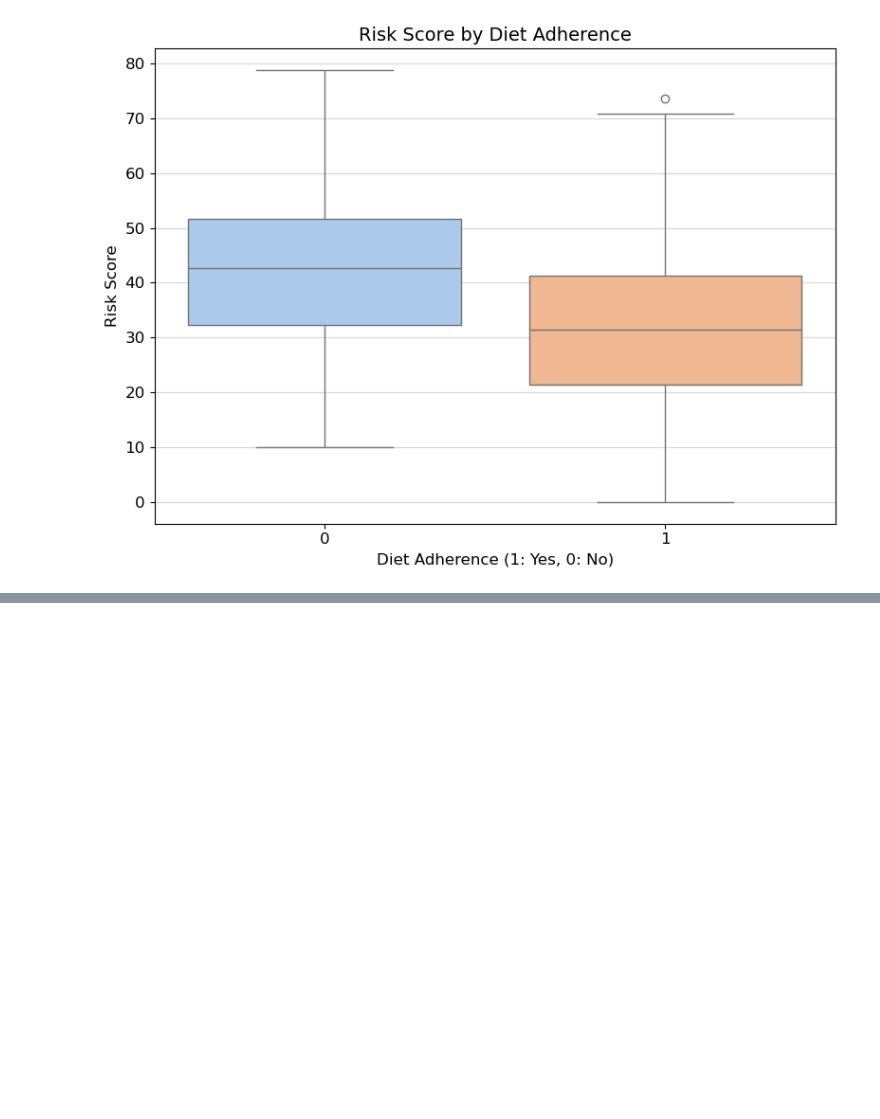
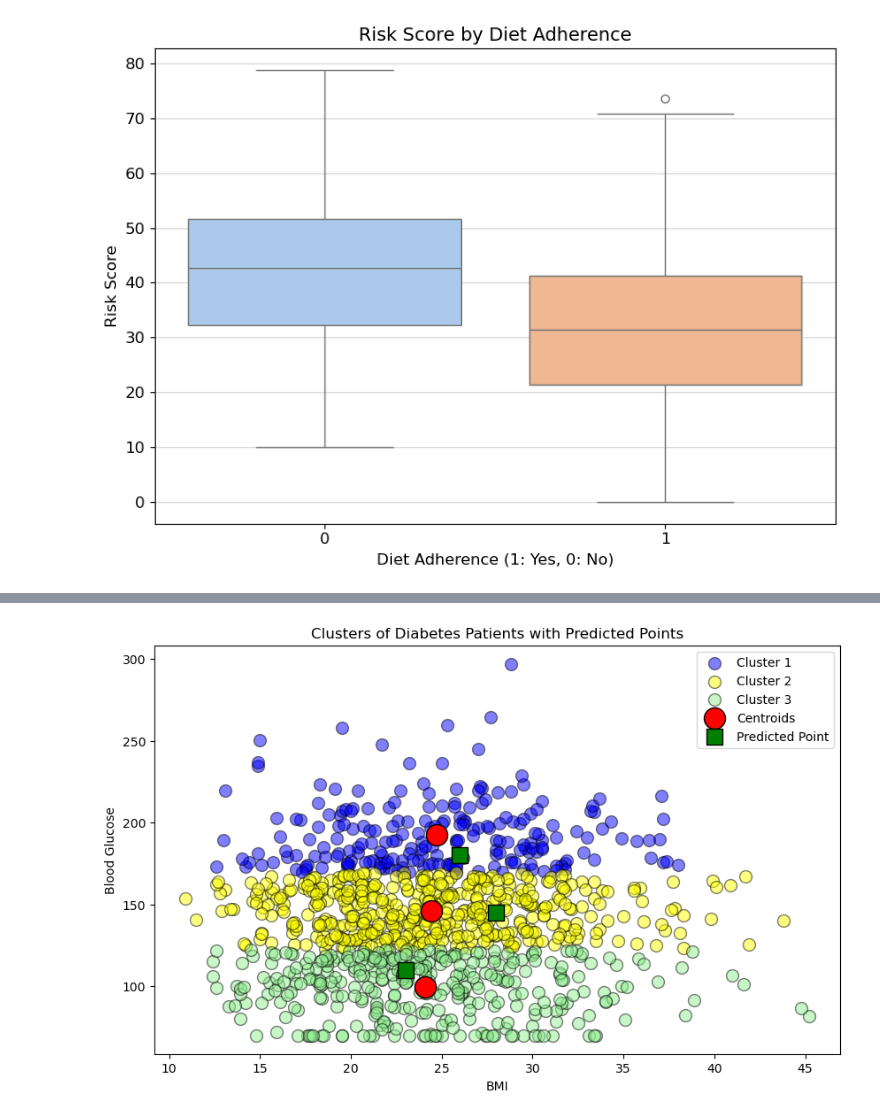
Before and after one commit to bhuvansai93/23098103-Clustering-and-Fitting, a Jupyter notebook: 23098103-Clustering_and_Fitting.ipynb, the cells around one changed output, grey strips where cells are left out. Saved outputs shown, nothing was run; the diff lists cells and outputs as text; code cells hidden in the pictures; blank space fills up the shorter version.

```diff
--- a/23098103-Clustering_and_Fitting.ipynb
+++ b/23098103-Clustering_and_Fitting.ipynb
@@ -466 +257,72 @@ def perform_fitting(data, x_feature, y_feature, prediction_points=None, confiden
+# %%
+def perform_kmeans_clustering(data, n_clusters=3):
+    """
+    Perform KMeans clustering and return the fitted model and cluster predictions.
+
+    Parameters:
+    - data: DataFrame containing the features for clustering (must be numeric).
+    - n_clusters: Number of clusters for the KMeans model (default: 3).
+
+    Returns:
+    - kmeans: Fitted KMeans model.
+    - y_kmeans: Predicted cluster labels for each data point.
+    """
+    # Fit the KMeans model and predict clusters
+    kmeans = KMeans(n_clusters=n_clusters, init='k-means++', random_state=42)
+    y_kmeans = kmeans.fit_predict(data)
+    return kmeans, y_kmeans
+# %%
+def cluster_plot(X, y_kmeans, kmeans, predicted_points):
+    """
+    Plot the clusters, their centroids, and the predicted points with appropriate cluster assignments.
+
+    Parameters:
+    - X: DataFrame or numpy array containing the features (2D features for visualization).
+    - y_kmeans: Cluster labels from the KMeans model.
+    - kmeans: The fitted KMeans model.
+    - predicted_points: New points to be predicted and plotted (should have 2 features).
+    """
+    # Plotting the existing clusters
+    plt.figure(figsize=(10, 6))
+    plt.scatter(X.iloc[y_kmeans == 0, 0], X.iloc[y_kmeans == 0, 1], s=100, c='blue', label='Cluster 1', alpha=0.5, edgecolor='k')
+    plt.scatter(X.iloc[y_kmeans == 1, 0], X.iloc[y_kmeans == 1, 1], s=100, c='yellow', label='Cluster 2', alpha=0.5, edgecolor='k')
+    plt.scatter(X.iloc[y_kmeans == 2, 0], X.iloc[y_kmeans == 2, 1], s=100, c='lightgreen', label='Cluster 3', alpha=0.5, edgecolor='k')
+
+    # Plotting the centroids
+    plt.scatter(kmeans.cluster_centers_[:, 0], kmeans.cluster_centers_[:, 1], s=300, marker='o', c='red', label='Centroids', edgecolor='k')
+
+    # Predicting the clusters for the new points
+    predicted_labels = kmeans.predict(predicted_points)
+
+    # Plotting the predicted points with labels
+    for i, point in enumerate(predicted_points):
+        plt.scatter(point[0], point[1], s=150, marker='s', c='green',
+                    label=f'Predicted Point' if i == 0 else "", edgecolor='k')
+
+    # Title and labels
+    plt.title('Clusters of Diabetes Patients with Predicted Points')
+    plt.xlabel('BMI')
+    plt.ylabel('Blood Glucose')
+
+    # Legend
+    plt.legend()
+    plt.show()
+
+# Use only the 'bmi' and 'blood_glucose' features for clustering and prediction
+X = df[['bmi', 'blood_glucose']].dropna()  # Select relevant columns and remove missing values
+
+# Perform KMeans clustering
+kmeans, y_kmeans = perform_kmeans_clustering(X)
+
+# Predicted points (new data points to classify)
+predicted_points = np.array([
+    [28, 145],  # predicted point 1
+    [26, 180],  # predicted point 2
+    [23, 110]   # predicted point 3
+])
+
+# Call the function to plot the clusters with predicted points
+cluster_plot(X, y_kmeans, kmeans, predicted_points)
+# %% [output]
+[figure, added]
 # %%
```
Also changed, not shown: parts of 8 cells of this notebook.
